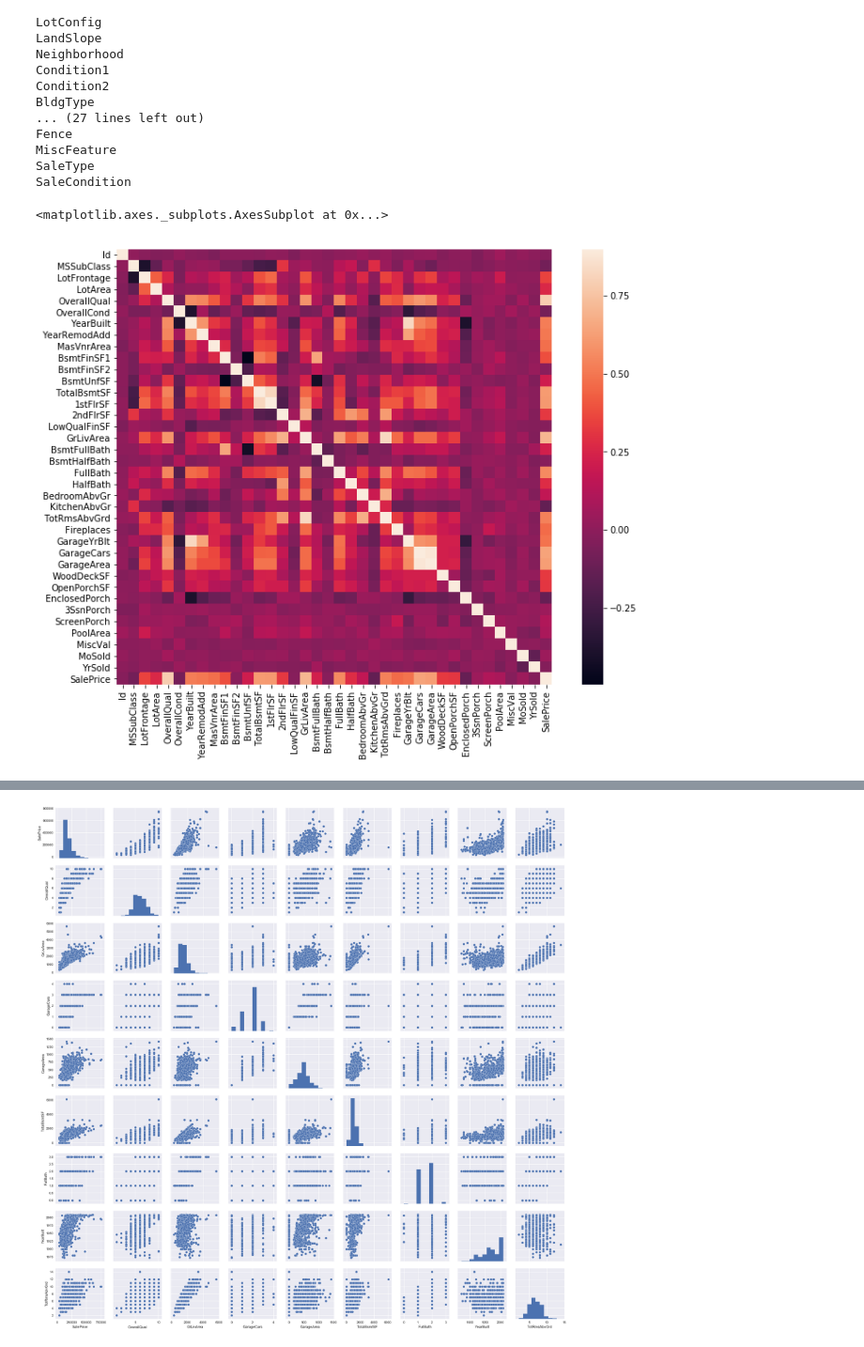
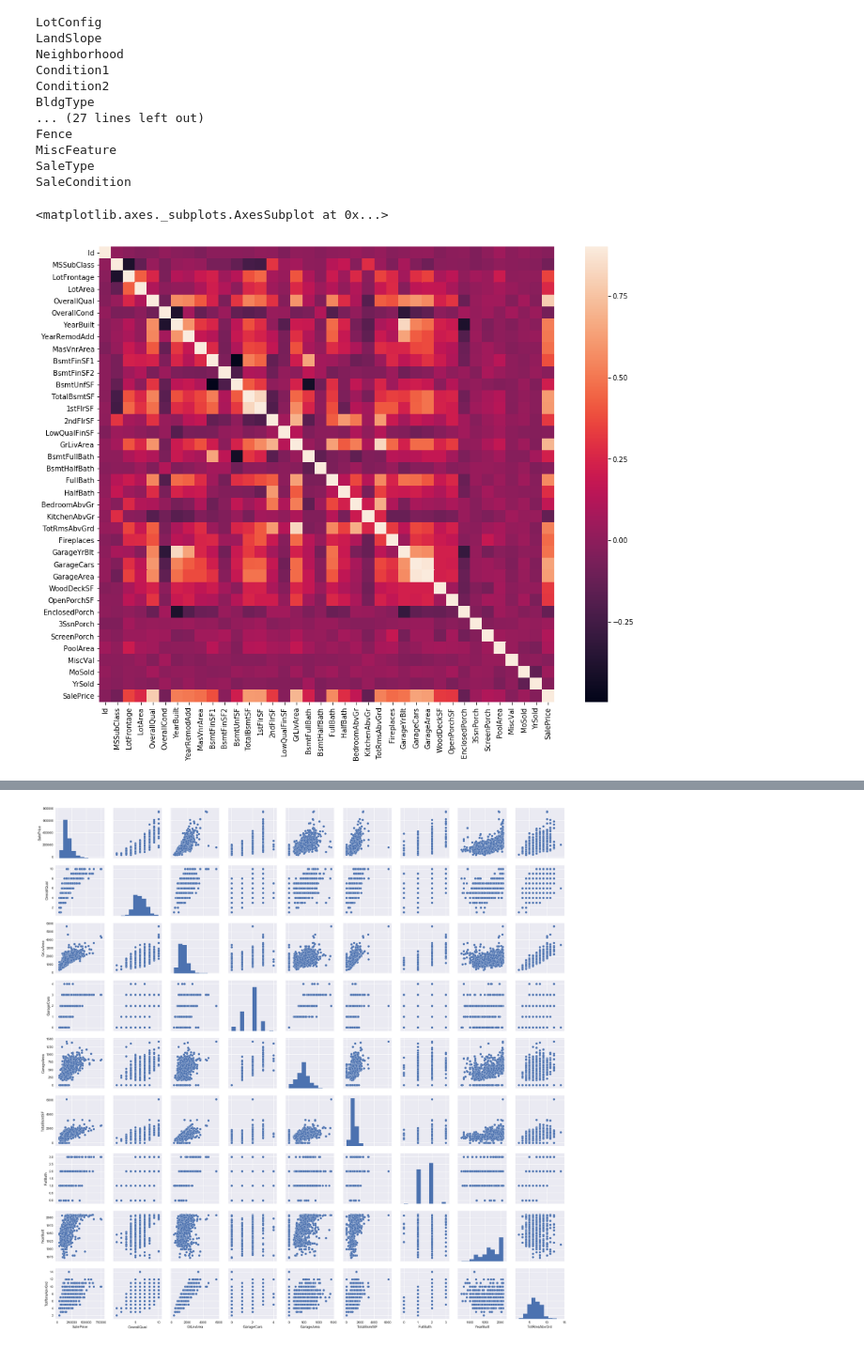
Before and after one commit to sagihaider/HousePricePrediction_kaggle, a Jupyter notebook: Demo_1.ipynb, the cells around one changed output, grey strips where cells are left out. Shown at 94% size. Saved outputs shown, nothing was run; the diff lists cells and outputs as text; code cells hidden in the pictures.

```diff
--- a/Demo_1.ipynb
+++ b/Demo_1.ipynb
@@ -69,11 +70,11 @@ SaleCondition
 # %%
 # Plot the Correlation map to see how features are correlated with target: SalePrice
 corr_matrix = train_df.corr()
-plt.subplots(figsize=(12,9))
+plt.subplots(figsize=(16,12))
 sns.heatmap(corr_matrix, vmax=0.90, square=True)
 # %% [output]
 <matplotlib.axes._subplots.AxesSubplot at 0x...>
-[figure, old version]
+[figure, new version]
 # %% [markdown]
 Let us do some feature selection on the basis of the correlations above and some general understanding of the problem:
 
```
Also changed, not shown: parts of 4 cells of this notebook.
